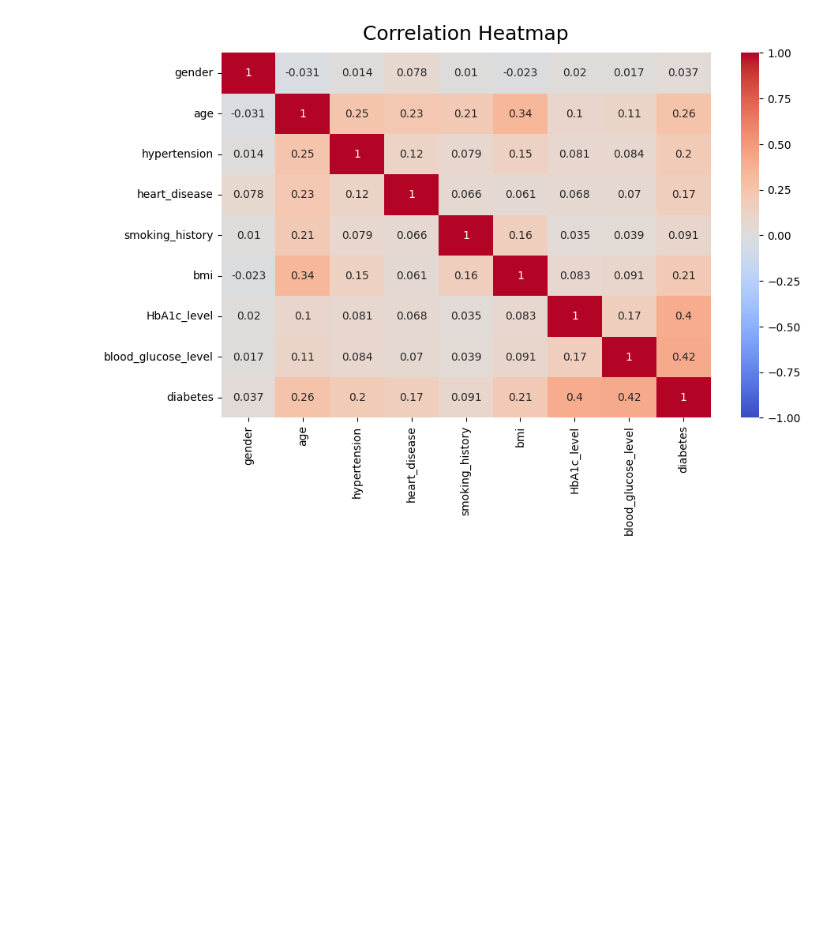
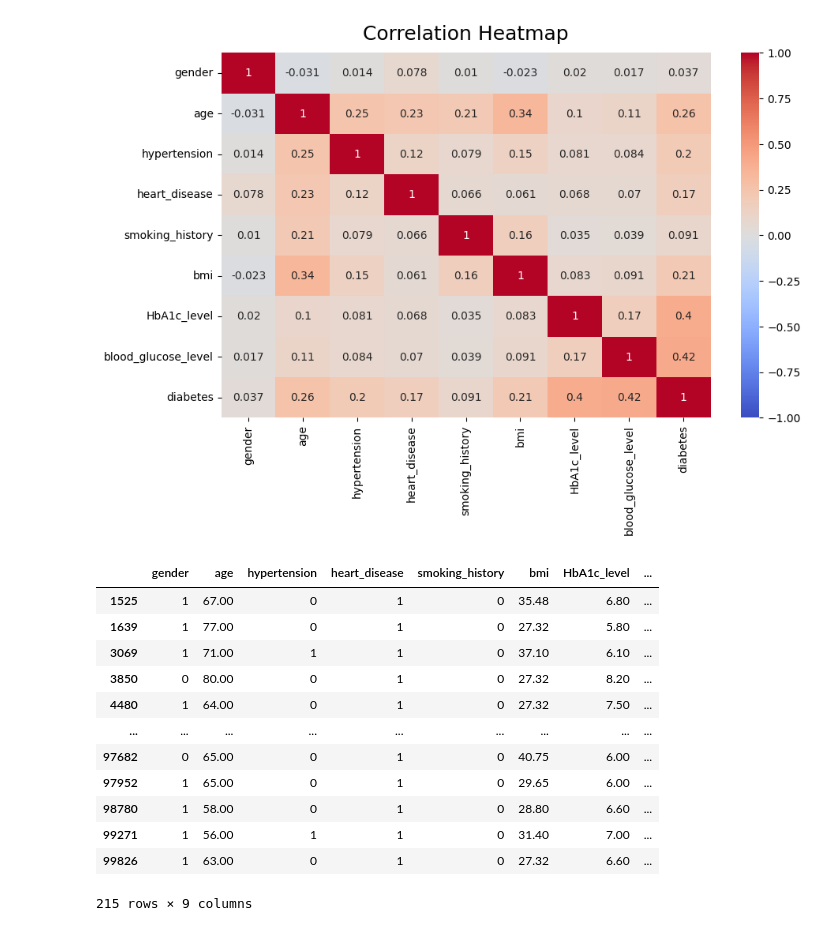
Before and after one commit to PhatNguyen55/Machine_Learning-Diabetes_Prediction, a Jupyter notebook: Introdution.ipynb, the cells around one changed output. Cells and saved outputs as stored; diff of their text form; code cells hidden in the pictures; blank space fills up the shorter version.

```diff
--- a/Introdution.ipynb
+++ b/Introdution.ipynb
@@ -161,3 +171,27 @@ heatmap.set_title('Correlation Heatmap', fontdict={'fontsize': 18}, pad=12)
 plt.show()
 # %% [output]
 [figure]
+# %%
+df['heart_disease'].value_counts()
+df['hypertension'].value_counts()
+df['smoking_history'].value_counts()
+df['diabetes'].value_counts()
+df[
+    (df['heart_disease'] == 1) &
+    (df['smoking_history'] == 0) &
+    (df['diabetes'] == 1)
+]
+# %% [output]
+|  | gender | age | hypertension | heart_disease | smoking_history | bmi | HbA1c_level | ... |
+| 1525 | 1 | 67.00 | 0 | 1 | 0 | 35.48 | 6.80 | ... |
+| 1639 | 1 | 77.00 | 0 | 1 | 0 | 27.32 | 5.80 | ... |
+| 3069 | 1 | 71.00 | 1 | 1 | 0 | 37.10 | 6.10 | ... |
+| 3850 | 0 | 80.00 | 0 | 1 | 0 | 27.32 | 8.20 | ... |
+| 4480 | 1 | 64.00 | 0 | 1 | 0 | 27.32 | 7.50 | ... |
+| ... | ... | ... | ... | ... | ... | ... | ... | ... |
+| 97682 | 0 | 65.00 | 0 | 1 | 0 | 40.75 | 6.00 | ... |
+| 97952 | 1 | 65.00 | 0 | 1 | 0 | 29.65 | 6.00 | ... |
+| 98780 | 1 | 58.00 | 0 | 1 | 0 | 28.80 | 6.60 | ... |
+| 99271 | 1 | 56.00 | 1 | 1 | 0 | 31.40 | 7.00 | ... |
+| 99826 | 1 | 63.00 | 0 | 1 | 0 | 27.32 | 6.60 | ... |
+215 rows × 9 columns
```
Also changed, not shown: parts of 14 cells of this notebook, 1 other file.
